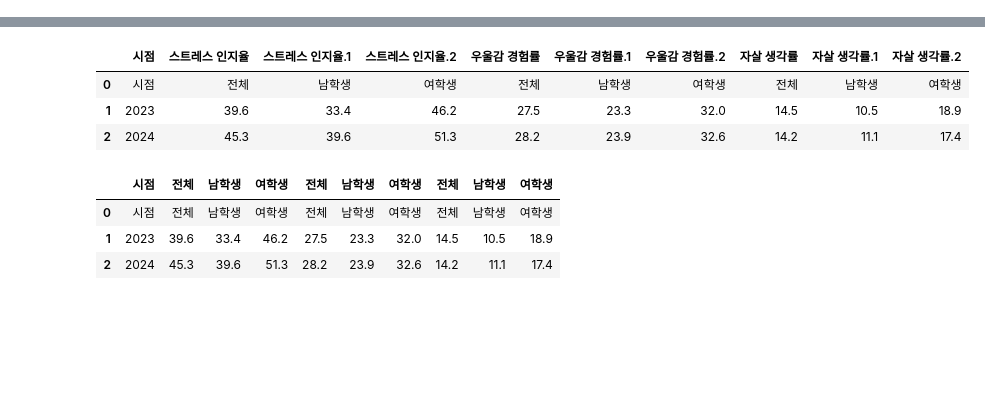
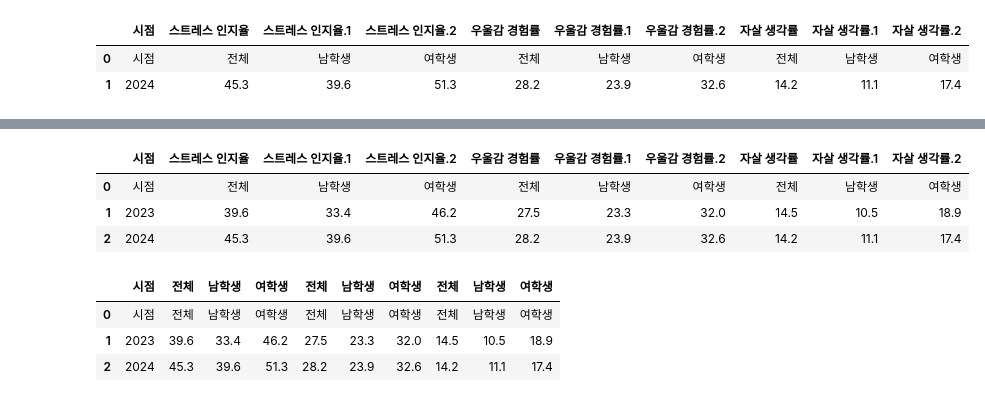
Before and after one commit to hyebinrk/python, a Jupyter notebook: 박혜빈/청소년정신건강분석.ipynb, the cells around one changed output, grey strips where cells are left out. Cells and saved outputs as stored; diff of their text form; code cells hidden in the pictures; blank space fills up the shorter version.

```diff
--- a/박혜빈/청소년정신건강분석.ipynb
+++ b/박혜빈/청소년정신건강분석.ipynb
@@ -1,4 +1,9 @@
 # %%
 import pandas as pd
 file_path = "./ref/청소년정신건강20250304.csv"
 ori = pd.read_csv(file_path)
+ori
+# %% [output]
+|  | 시점 | 스트레스 인지율 | 스트레스 인지율.1 | 스트레스 인지율.2 | 우울감 경험률 | 우울감 경험률.1 | 우울감 경험률.2 | 자살 생각률 | 자살 생각률.1 | 자살 생각률.2 |
+| 0 | 시점 | 전체 | 남학생 | 여학생 | 전체 | 남학생 | 여학생 | 전체 | 남학생 | 여학생 |
+| 1 | 2024 | 45.3 | 39.6 | 51.3 | 28.2 | 23.9 | 32.6 | 14.2 | 11.1 | 17.4 |
```
Also changed, not shown: parts of 6 cells of this notebook, 27 other files.
